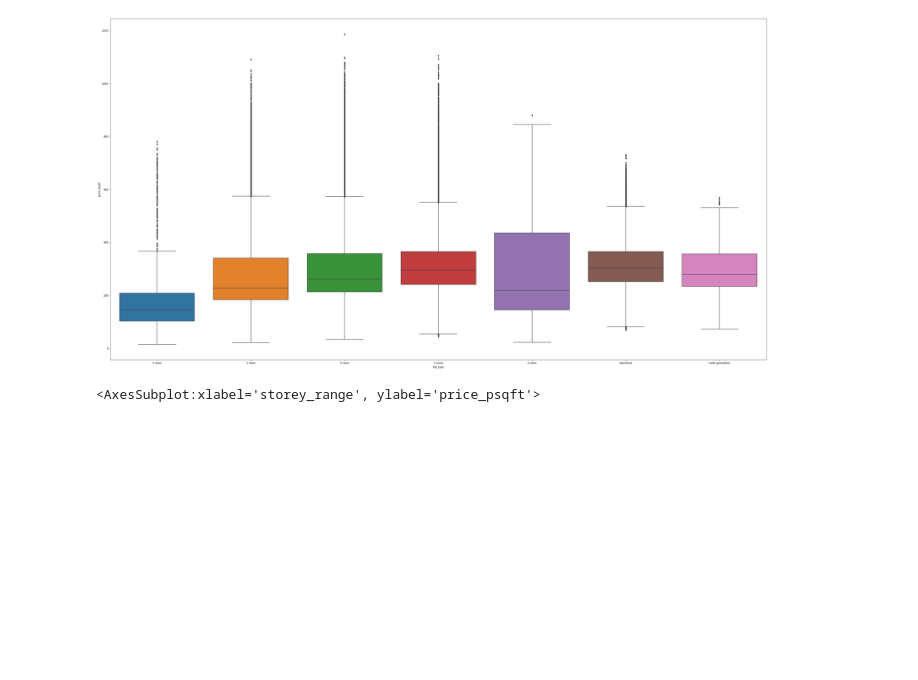
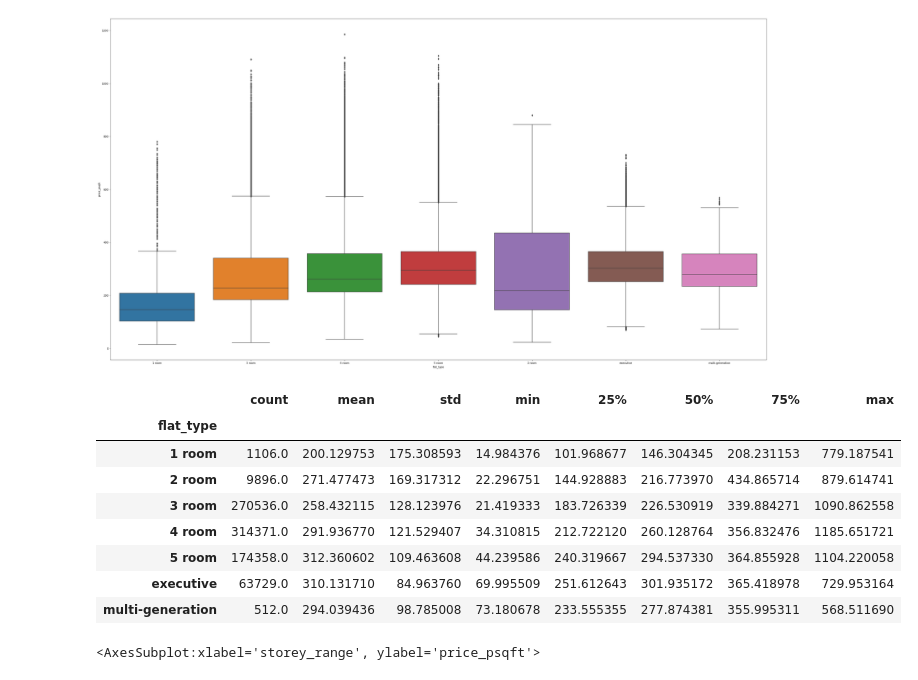
Before and after one commit to adireksa/iod, a Jupyter notebook: Project/Mini Project 1/hdb_finalized_v4.0.ipynb, the cells around one changed output. Saved outputs shown, nothing was run; the diff lists cells and outputs as text; code cells hidden in the pictures; blank space fills up the shorter version.

```diff
--- a/Project/Mini Project 1/hdb_finalized_v4.0.ipynb
+++ b/Project/Mini Project 1/hdb_finalized_v4.0.ipynb
@@ -597,6 +620,18 @@ sns.boxplot(x='flat_type', y='price_psqft', data=df_cat)
 # %% [output]
 <AxesSubplot:xlabel='flat_type', ylabel='price_psqft'>
 [figure]
+# %%
+df_cat.groupby(['flat_type'])['price_psqft'].describe()
+# %% [output]
+|  | count | mean | std | min | 25% | 50% | 75% | max |
+| flat_type |  |  |  |  |  |  |  |  |
+| 1 room | 1106.0 | 200.129753 | 175.308593 | 14.984376 | 101.968677 | 146.304345 | 208.231153 | 779.187541 |
+| 2 room | 9896.0 | 271.477473 | 169.317312 | 22.296751 | 144.928883 | 216.773970 | 434.865714 | 879.614741 |
+| 3 room | 270536.0 | 258.432115 | 128.123976 | 21.419333 | 183.726339 | 226.530919 | 339.884271 | 1090.862558 |
+| 4 room | 314371.0 | 291.936770 | 121.529407 | 34.310815 | 212.722120 | 260.128764 | 356.832476 | 1185.651721 |
+| 5 room | 174358.0 | 312.360602 | 109.463608 | 44.239586 | 240.319667 | 294.537330 | 364.855928 | 1104.220058 |
+| executive | 63729.0 | 310.131710 | 84.963760 | 69.995509 | 251.612643 | 301.935172 | 365.418978 | 729.953164 |
+| multi-generation | 512.0 | 294.039436 | 98.785008 | 73.180678 | 233.555355 | 277.874381 | 355.995311 | 568.511690 |
 # %%
 sns.boxplot(x='storey_range', y='price_psqft', data=df_cat)
 # %% [output]
```
Also changed, not shown: parts of 3 cells of this notebook.
